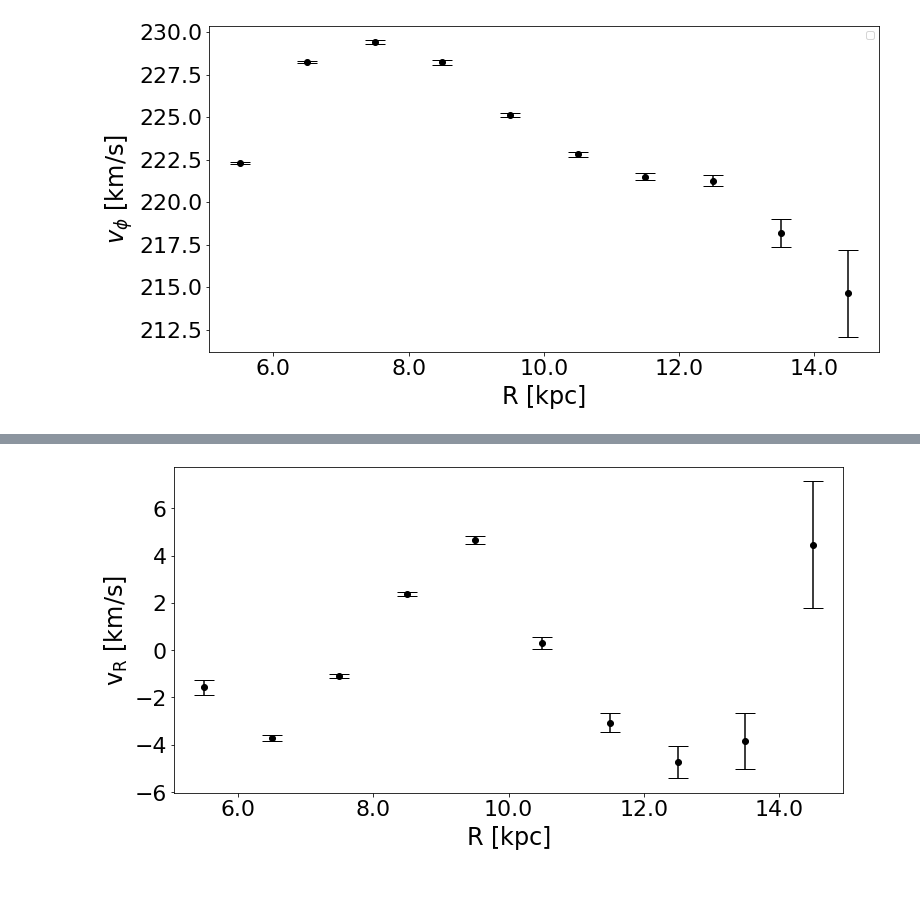
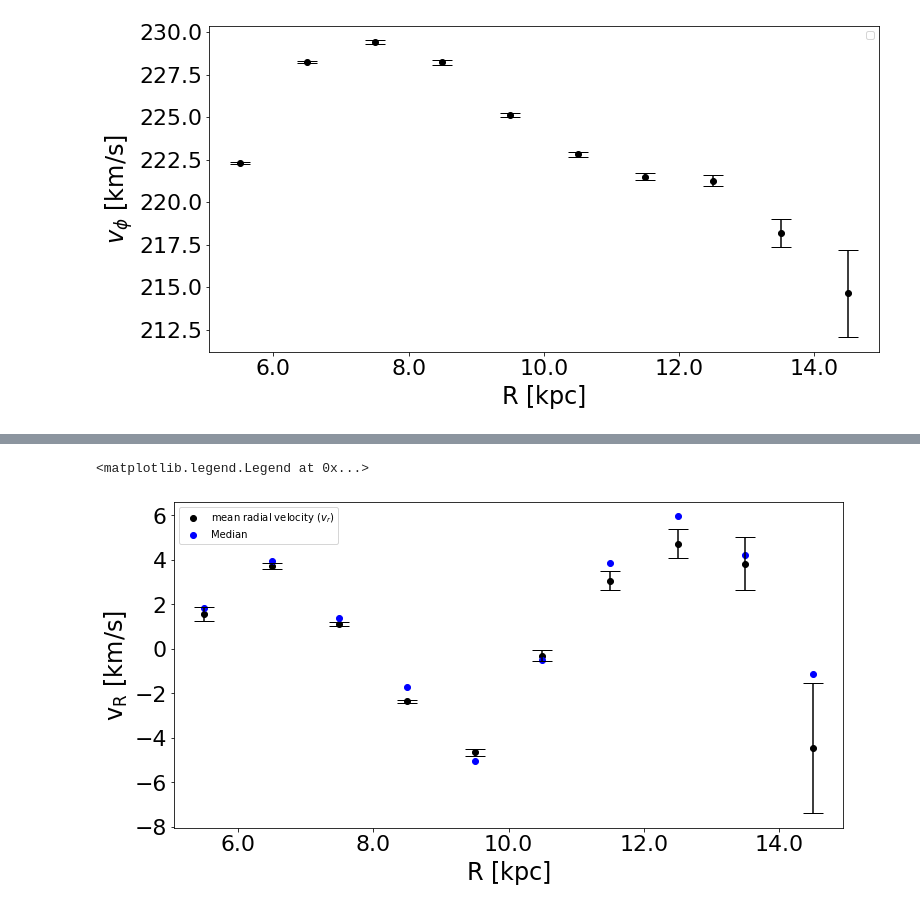
Before and after one commit to HEP-KBFI/gaia-tools, a Jupyter notebook: jupyter-notebook/radial_rotational_velocities.ipynb, the cells around one changed output, grey strips where cells are left out. Drawn from its saved outputs; the diff is of its cells as text; code cells hidden in the pictures.

```diff
--- a/jupyter-notebook/radial_rotational_velocities.ipynb
+++ b/jupyter-notebook/radial_rotational_velocities.ipynb
@@ -208,0 +277,31 @@ No handles with labels found to put in legend.
+# %%
+# NEW
+
+import matplotlib.ticker as ticker
+
+fig, ax = plt.subplots(figsize=(12, 6))
+
+x = np.array(bin_rs)
+y = np.array(mean_rot_vel)
+
+ax.scatter(x, -y, color='black', label='Mean')
+ax.errorbar(x, -y,
+            yerr=bootstrap_vphi_error, color='black', linestyle='', capsize=10)
+
+
+
+
+def numfmt(x, pos):
+            s = '{:.1f}'.format(x / 1000.0)
+            return s
+fmt = ticker.FuncFormatter(numfmt)
+ax.xaxis.set_major_formatter(fmt)
+fontdict = {'fontsize' : 24}
+ax.set_xlabel(r'$\rm R$ [kpc]', fontdict= fontdict)
+ax.set_ylabel(r'$\rm v_\phi$ [km/s]', fontdict= fontdict)
+
+plt.xticks(fontsize=22, rotation=0)
+plt.yticks(fontsize=22, rotation=0)
+#plt.legend()
+
+plt.savefig('mean_rotational_velocities_bootstrap_June_cut_20_8_bins.pdf', dpi = 300, bbox_inches='tight')
@@ -209,28 +310,36 @@ No handles with labels found to put in legend.
 # %%
 import matplotlib.ticker as ticker
 
 fig, ax = plt.subplots(figsize=(12, 6))
 
 x = np.array(bin_rs)
 
 y = np.array(mean_rad_vel)
-ax.scatter(x, -y, color='black', label=r'mean radial velocity ($v_r$)')
-ax.errorbar(x, -y,
+ax.scatter(x, y, color='black', label=r'mean radial velocity ($v_r$)')
+ax.errorbar(x, y,
             yerr=bootstrap_vr_error, color='black', linestyle='', capsize=10)
+
+
+ax.scatter(x, np.array(median_rad_vel), color='blue', label='Median')
+# ax.errorbar(x, -y,
+#             yerr=bootstrap_vphi_error, color='blue', linestyle='', capsize=10)
 
 def numfmt(x, pos):
             s = '{:.1f}'.format(x / 1000.0)
             return s
 fmt = ticker.FuncFormatter(numfmt)
 ax.xaxis.set_major_formatter(fmt)
 fontdict = {'fontsize' : 24}
 ax.set_xlabel(r'$\rm R$ [kpc]', fontdict= fontdict)
 ax.set_ylabel(r'$\rm v_R$ [km/s]', fontdict= fontdict)
 
 #ax.hlines(0, 5000, 15000)
 plt.xticks(fontsize=22, rotation=0)
 plt.yticks(fontsize=22, rotation=0)
 
-plt.savefig('mean_radial_velocities_bootstrap.pdf', dpi = 300, bbox_inches='tight')
+plt.legend()
+
+#plt.savefig('mean_radial_velocities_bootstrap.pdf', dpi = 300, bbox_inches='tight')
 # %% [output]
+<matplotlib.legend.Legend at 0x...>
-[figure, old version]
+[figure, new version]
```
Also changed, not shown: parts of 12 cells of this notebook, 7 other files.
